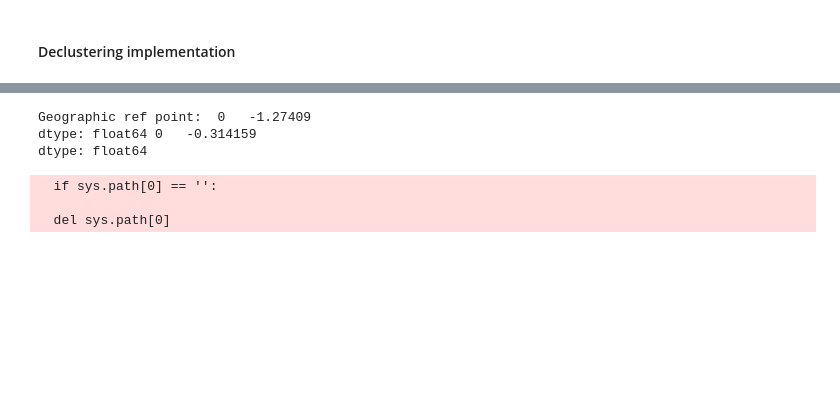
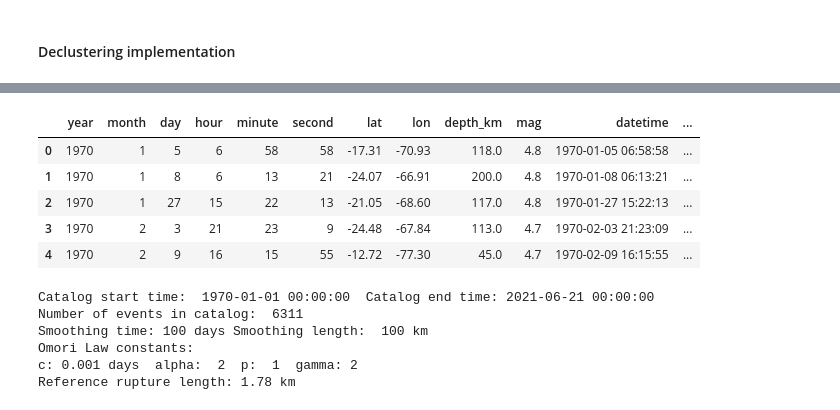
Before and after one commit to seismo-savi/SZ-EQ-sync-stats, a Jupyter notebook: EQ_triggering.ipynb, the cells around one changed output, grey strips where cells are left out. Cells and saved outputs as stored; diff of their text form; code cells hidden in the pictures; blank space fills up the shorter version.

Commit message:
Updated functions to load catalog from CSV

```diff
--- a/EQ_triggering.ipynb
+++ b/EQ_triggering.ipynb
@@ -16,6 +16,6 @@ from shapely import speedups
 speedups.enabled
 
 #Set geopandas settings
-gpd.io.file.fiona.drvsupport.supported_drivers['KML'] = 'rw'
-gpd.io.file.fiona.drvsupport.supported_drivers
+#gpd.io.file.fiona.drvsupport.supported_drivers['KML'] = 'rw'
+#gpd.io.file.fiona.drvsupport.supported_drivers
 # %% [output]
@@ -121,6 +115,7 @@ final_cat.plot(projection="local", label=None, method="cartopy", title="")
 plt.show()
 # %%
 ## CREATE CATALOG DATAFRAME ##
+
 # Create empty lists
 year = []
 month = []
@@ -147,14 +142,10 @@ for event in final_cat:
     dep.append(event.origins[0].depth)
     mag.append(event.magnitudes[0].mag)
 
+# Create the dataframe
 data = pd.DataFrame(np.array([year, month, day, hour, minute, second, lat, lon, dep, mag]).T,
              columns=["year", "month", "day", "hour", "minute", "second",
                       "lat", "lon", "depth_km", "mag"])
-data["datetime"] = pd.to_datetime(data[['year', 'month', 'day', 'hour', 'minute', 'second']])
-data.head()
 
-#Fix dtypes
-catalog = data.infer_objects()
-catalog.dtypes
-catalog.loc[:, 'depth_km'] *=0.001
-catalog.head()
+# Save raw data to csv
+data.to_csv('Jara_raw_catalog_data.csv')
@@ -213,18 +230,2 @@ where $t_s, t_e$ are the start and end times of the catalog
-# %%
-# Prepare the catalog for processing
-def prep_catalog(cat_init, cat_start, cat_start):
-    ############################################
-    # Prepares the catalog for further processing
-    # input cat_init needs to be a pandas dataframe, preferably a geodataframe with cols being:
-    # Index, year, month, day, hour, minute, second, lat,lon, depth_km, mag, datetime
-    # cat_start, cat_start are the start and end times of the catalog, to be given as datetime objects
-    ###########################################
-    # translate target lat, lon to radians for spherical distance calculation
-    cat_init['lat_rad'] = np.radians(cat_init['lat'])
-    cat_init['lon_rad'] = np.radians(cat_init['lon'])
-    # Compute the time difference between event occurrence times and the start and end times of the catalog, in days
-    cat_init['t_diff_e'] = (1./(24.*60.*60.))*((cat_start - cat_init['datetime']).dt.total_seconds())
-    cat_init['t_diff_s'] = (1./(24.*60.*60.))*((cat_start - cat_init['datetime']).dt.total_seconds())
-    return cat_init
 # %%
 # Characteristic length/rupture radius in km
@@ -414,0 +474,34 @@ print(start_time, end_time)
+# %%
+## Load catalog from file:
+cat_start = datetime(1970,1,1)
+cat_end = datetime(2021, 6, 21)
+fname = 'Jara_raw_catalog_data.csv'
+cat_preprocessed = prep_catalog(fname, cat_start, cat_end)
+cat_preprocessed.head()
+# %% [output]
+|  | year | month | day | hour | minute | second | lat | lon | depth_km | mag | datetime | ... |
+| 0 | 1970 | 1 | 5 | 6 | 58 | 58 | -17.31 | -70.93 | 118.0 | 4.8 | 1970-01-05 06:58:58 | ... |
+| 1 | 1970 | 1 | 8 | 6 | 13 | 21 | -24.07 | -66.91 | 200.0 | 4.8 | 1970-01-08 06:13:21 | ... |
+| 2 | 1970 | 1 | 27 | 15 | 22 | 13 | -21.05 | -68.60 | 117.0 | 4.8 | 1970-01-27 15:22:13 | ... |
+| 3 | 1970 | 2 | 3 | 21 | 23 | 9 | -24.48 | -67.84 | 113.0 | 4.7 | 1970-02-03 21:23:09 | ... |
+| 4 | 1970 | 2 | 9 | 16 | 15 | 55 | -12.72 | -77.30 | 45.0 | 4.7 | 1970-02-09 16:15:55 | ... |
+# %%
+cat_start = datetime(1970,1,1)
+cat_end = datetime(2021, 6, 21)
+#cat = catalog_gdf
+tau=100; l=100; c=0.001; alpha=2; p=1; gamma=2; L_0=1.78; atol=0.01
+print('\nCatalog start time: ', cat_start, ' Catalog end time:', cat_end,
+          '\nNumber of events in catalog: ', len(cat.index),
+          '\nSmoothing time:', tau, 'days '
+          'Smoothing length: ', l, 'km ', '\nOmori Law constants: \nc:',  c, 'days', ' alpha: ', alpha, ' p: ',
+          p, ' gamma:', gamma, '\nReference rupture length:', L_0, 'km')
+
+# Preprocess
+cat_preprocessed = prep_catalog(cat_gdf, cat_start, cat_end)
+# %% [output]
+Catalog start time:  1970-01-01 00:00:00  Catalog end time: 2021-06-21 00:00:00
+Number of events in catalog:  6311
+Smoothing time: 100 days Smoothing length:  100 km
+Omori Law constants:
+c: 0.001 days  alpha:  2  p:  1  gamma: 2
+Reference rupture length: 1.78 km
@@ -427,12 +522,5 @@ search_area = gpd.GeoDataFrame(index=[0], crs=crs, geometry=[polygon_geom])
 x_cent = np.radians(search_area.centroid.x)
 y_cent = np.radians(search_area.centroid.y)
 print('Geographic ref point: ', x_cent, y_cent)
-# %% [output]
-Geographic ref point:  0   -1.27409
-dtype: float64 0   -0.314159
-dtype: float64
-  if sys.path[0] == '':
-
-  del sys.path[0]
 # %%
 ### DECLUSTERING ###
```
Also changed, not shown: parts of 26 cells of this notebook.
